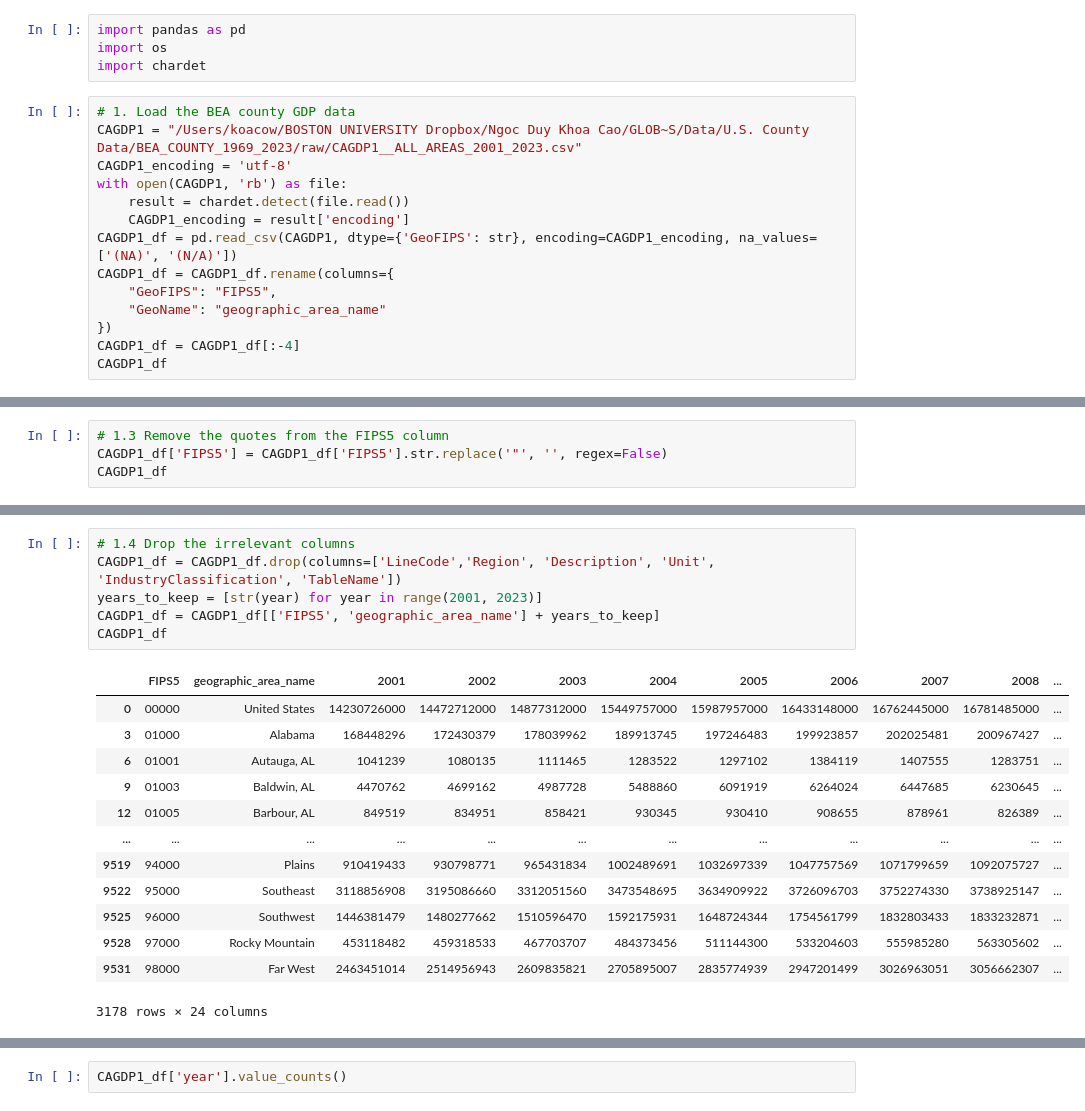
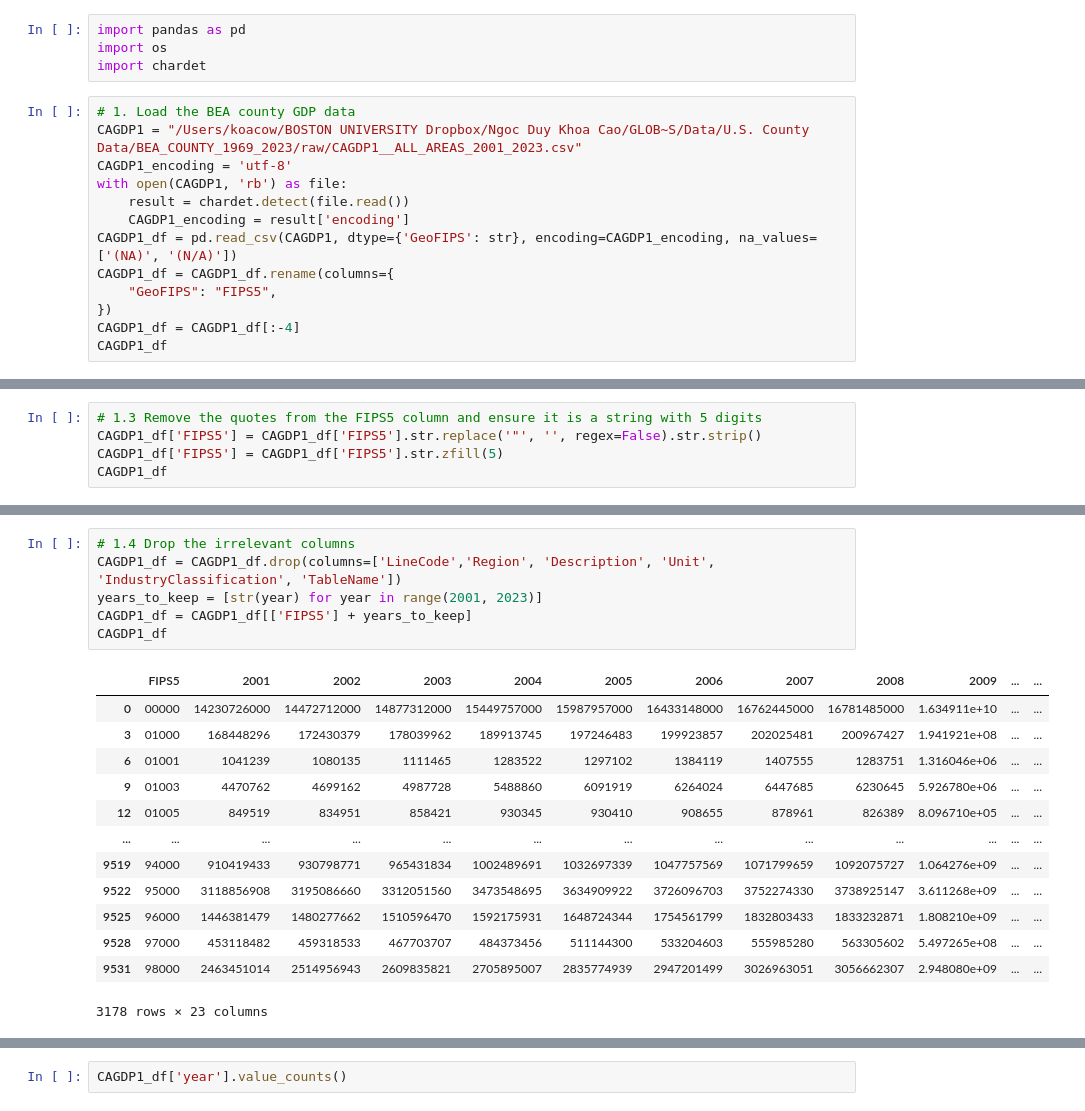
Before and after one commit to koacow/glob-s-RA, a Jupyter notebook: patents/county_panel/process_bea.ipynb, the cells around one changed output, grey strips where cells are left out. Cells and saved outputs as stored; diff of their text form.

```diff
--- a/patents/county_panel/process_bea.ipynb
+++ b/patents/county_panel/process_bea.ipynb
@@ -12,7 +12,6 @@ with open(CAGDP1, 'rb') as file:
 CAGDP1_df = pd.read_csv(CAGDP1, dtype={'GeoFIPS': str}, encoding=CAGDP1_encoding, na_values=['(NA)', '(N/A)'])
 CAGDP1_df = CAGDP1_df.rename(columns={
     "GeoFIPS": "FIPS5",
-    "GeoName": "geographic_area_name"
 })
 CAGDP1_df = CAGDP1_df[:-4]
 CAGDP1_df
@@ -50,7 +49,8 @@ CAGDP1_df
 3178 rows × 31 columns
 # %%
-# 1.3 Remove the quotes from the FIPS5 column
-CAGDP1_df['FIPS5'] = CAGDP1_df['FIPS5'].str.replace('"', '', regex=False)
+# 1.3 Remove the quotes from the FIPS5 column and ensure it is a string with 5 digits
+CAGDP1_df['FIPS5'] = CAGDP1_df['FIPS5'].str.replace('"', '', regex=False).str.strip()
+CAGDP1_df['FIPS5'] = CAGDP1_df['FIPS5'].str.zfill(5)
 CAGDP1_df
 # %% [output]
 A value is trying to be set on a copy of a slice from a DataFrame.
@@ -74,22 +79,22 @@ See the caveats in the documentation: https://pandas.pydata.org/pandas-docs/stab
 # %%
 # 1.4 Drop the irrelevant columns
 CAGDP1_df = CAGDP1_df.drop(columns=['LineCode','Region', 'Description', 'Unit', 'IndustryClassification', 'TableName'])
 years_to_keep = [str(year) for year in range(2001, 2023)]
-CAGDP1_df = CAGDP1_df[['FIPS5', 'geographic_area_name'] + years_to_keep]
+CAGDP1_df = CAGDP1_df[['FIPS5'] + years_to_keep]
 CAGDP1_df
 # %% [output]
-|  | FIPS5 | geographic_area_name | 2001 | 2002 | 2003 | 2004 | 2005 | 2006 | 2007 | 2008 | ... |
-| 0 | 00000 | United States | 14230726000 | 14472712000 | 14877312000 | 15449757000 | 15987957000 | 16433148000 | 16762445000 | 16781485000 | ... |
-| 3 | 01000 | Alabama | 168448296 | 172430379 | 178039962 | 189913745 | 197246483 | 199923857 | 202025481 | 200967427 | ... |
-| 6 | 01001 | Autauga, AL | 1041239 | 1080135 | 1111465 | 1283522 | 1297102 | 1384119 | 1407555 | 1283751 | ... |
-| 9 | 01003 | Baldwin, AL | 4470762 | 4699162 | 4987728 | 5488860 | 6091919 | 6264024 | 6447685 | 6230645 | ... |
-| 12 | 01005 | Barbour, AL | 849519 | 834951 | 858421 | 930345 | 930410 | 908655 | 878961 | 826389 | ... |
-| ... | ... | ... | ... | ... | ... | ... | ... | ... | ... | ... | ... |
-| 9519 | 94000 | Plains | 910419433 | 930798771 | 965431834 | 1002489691 | 1032697339 | 1047757569 | 1071799659 | 1092075727 | ... |
-| 9522 | 95000 | Southeast | 3118856908 | 3195086660 | 3312051560 | 3473548695 | 3634909922 | 3726096703 | 3752274330 | 3738925147 | ... |
-| 9525 | 96000 | Southwest | 1446381479 | 1480277662 | 1510596470 | 1592175931 | 1648724344 | 1754561799 | 1832803433 | 1833232871 | ... |
-| 9528 | 97000 | Rocky Mountain | 453118482 | 459318533 | 467703707 | 484373456 | 511144300 | 533204603 | 555985280 | 563305602 | ... |
-| 9531 | 98000 | Far West | 2463451014 | 2514956943 | 2609835821 | 2705895007 | 2835774939 | 2947201499 | 3026963051 | 3056662307 | ... |
+|  | FIPS5 | 2001 | 2002 | 2003 | 2004 | 2005 | 2006 | 2007 | 2008 | 2009 | ... | ... |
+| 0 | 00000 | 14230726000 | 14472712000 | 14877312000 | 15449757000 | 15987957000 | 16433148000 | 16762445000 | 16781485000 | 1.634911e+10 | ... | ... |
+| 3 | 01000 | 168448296 | 172430379 | 178039962 | 189913745 | 197246483 | 199923857 | 202025481 | 200967427 | 1.941921e+08 | ... | ... |
+| 6 | 01001 | 1041239 | 1080135 | 1111465 | 1283522 | 1297102 | 1384119 | 1407555 | 1283751 | 1.316046e+06 | ... | ... |
+| 9 | 01003 | 4470762 | 4699162 | 4987728 | 5488860 | 6091919 | 6264024 | 6447685 | 6230645 | 5.926780e+06 | ... | ... |
+| 12 | 01005 | 849519 | 834951 | 858421 | 930345 | 930410 | 908655 | 878961 | 826389 | 8.096710e+05 | ... | ... |
+| ... | ... | ... | ... | ... | ... | ... | ... | ... | ... | ... | ... | ... |
+| 9519 | 94000 | 910419433 | 930798771 | 965431834 | 1002489691 | 1032697339 | 1047757569 | 1071799659 | 1092075727 | 1.064276e+09 | ... | ... |
+| 9522 | 95000 | 3118856908 | 3195086660 | 3312051560 | 3473548695 | 3634909922 | 3726096703 | 3752274330 | 3738925147 | 3.611268e+09 | ... | ... |
+| 9525 | 96000 | 1446381479 | 1480277662 | 1510596470 | 1592175931 | 1648724344 | 1754561799 | 1832803433 | 1833232871 | 1.808210e+09 | ... | ... |
+| 9528 | 97000 | 453118482 | 459318533 | 467703707 | 484373456 | 511144300 | 533204603 | 555985280 | 563305602 | 5.497265e+08 | ... | ... |
+| 9531 | 98000 | 2463451014 | 2514956943 | 2609835821 | 2705895007 | 2835774939 | 2947201499 | 3026963051 | 3056662307 | 2.948080e+09 | ... | ... |
-3178 rows × 24 columns
+3178 rows × 23 columns
 # %%
 # 2. Conver the table from wide to long format
```
Also changed, not shown: parts of 13 cells of this notebook, 4 other files.
